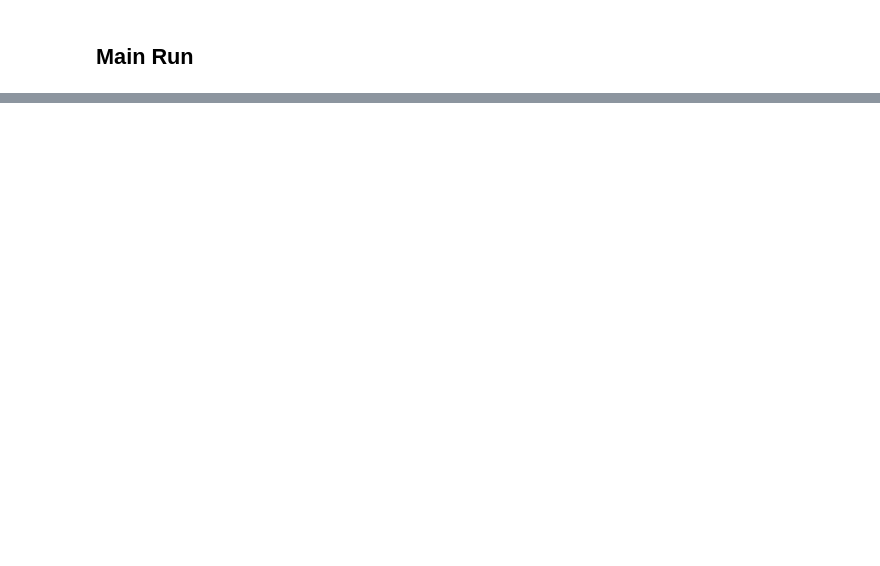
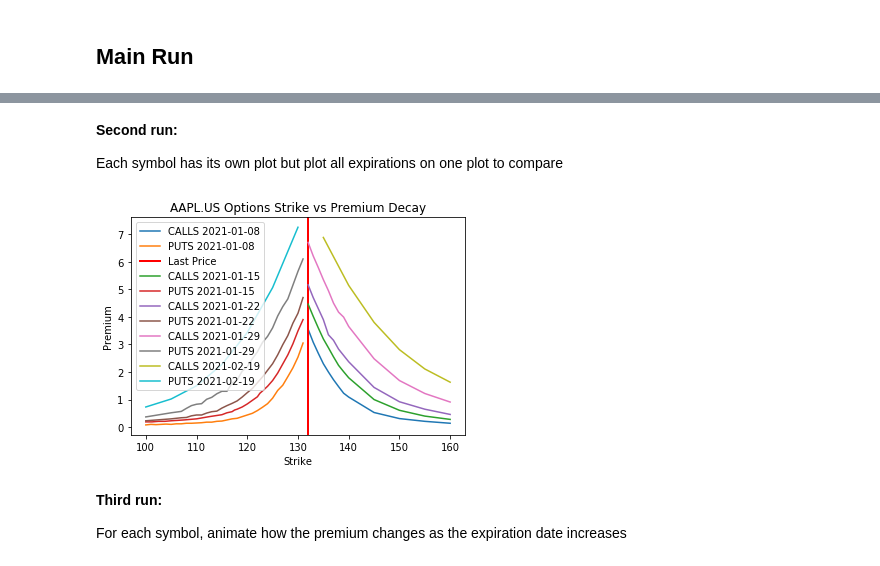
Before and after one commit to jazib450/OptionsPremiumVisualization, a Jupyter notebook: Options Premium Visualization.ipynb, the cells around one changed output, grey strips where cells are left out. Cells and saved outputs as stored; diff of their text form; code cells hidden in the pictures; blank space fills up the shorter version.

Commit message:
Added second and third run

```diff
--- a/Options Premium Visualization.ipynb
+++ b/Options Premium Visualization.ipynb
@@ -98,0 +107,9 @@ def createOptionStrikesVPricePlot(data, title):
+# %%
+def updateOptionStrikesVPricePlot(ax, data, callsLabel, putsLabel):
+
+    callBreakEvensArray, callStrikeArray, callLastPriceArray = createOptionsArrays(data, 'CALL')
+    putBreakEvensArray, putStrikeArray, putLastPriceArray = createOptionsArrays(data, 'PUT')
+
+    if (len(putStrikeArray) > 0) or (len(callStrikeArray) > 0):
+        ax.plot(callStrikeArray, callLastPriceArray, label = callsLabel)
+        ax.plot(putStrikeArray, putLastPriceArray, label = putsLabel)
@@ -131,0 +172,55 @@ for symbol in symbols:
+# %% [markdown]
+**Second run:**
+
+Each symbol has its own plot but plot all expirations on one plot to compare
+# %%
+%matplotlib inline
+
+# List of symbols to loop over
+symbols = ['AAPL.US']
+
+# List of Expiration dates to loop over
+expirationDates = createDatesStringArray(datetime.date(2021, 1, 8), 7, 10)
+
+# Loop over all symbols and dates
+for symbol in symbols:
+
+    i = 1
+
+    fig, ax = plt.subplots()
+    ax.set_xlabel('Strike')
+    ax.set_ylabel('Premium')
+    ax.set_title(f'{symbol} Options Strike vs Premium Decay')
+
+    for date in expirationDates:
+
+        # Make the API call
+        api_base_url = 'https://eodhistoricaldata.com/api/'
+        api_endpoint_url = f'options/{symbol}/'
+        api_token_url = f'?api_token={EOD_HISTORICAL_DATA_API_TOKEN}'
+        api_optional_url = f'&from={date}&to={date}'
+
+        api_url = api_base_url + api_endpoint_url + api_token_url + api_optional_url
+
+        data = requests.get(api_url).json()
+
+        # Create the plot if the expiration date has any options data
+        if data['data'] != []:
+            callsLabel = 'CALLS ' + str(date)
+            putsLabel = 'PUTS ' + str(date)
+            updateOptionStrikesVPricePlot(ax, data, callsLabel, putsLabel)
+
+        # Create the line of current price to separate the puts and calls (only needs to be done once)
+        if i==1:
+            latestPrice = data['lastTradePrice']
+            ax.axvline(x=latestPrice, label='Last Price', linewidth=2, color='r')
+
+        i += 1
+
+    ax.legend()
+# %% [output]
+[figure, added]
+# %% [markdown]
+**Third run:**
+
+For each symbol, animate how the premium changes as the expiration date increases
```
Also changed, not shown: parts of 9 cells of this notebook.
